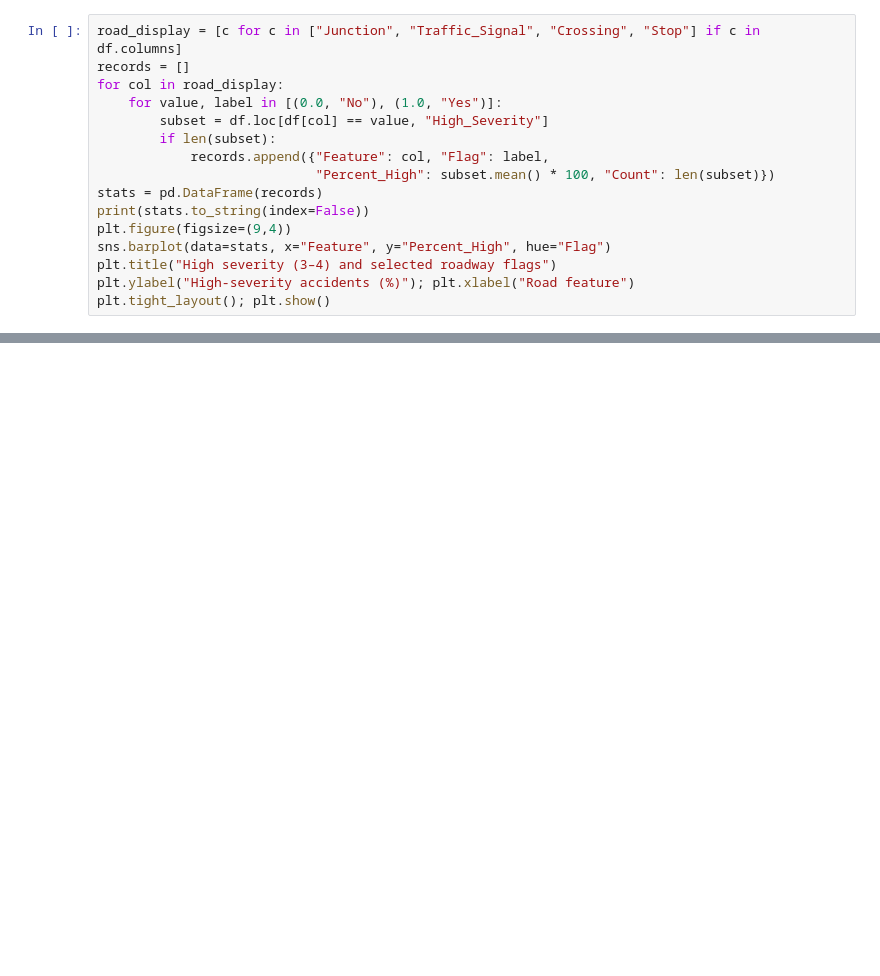
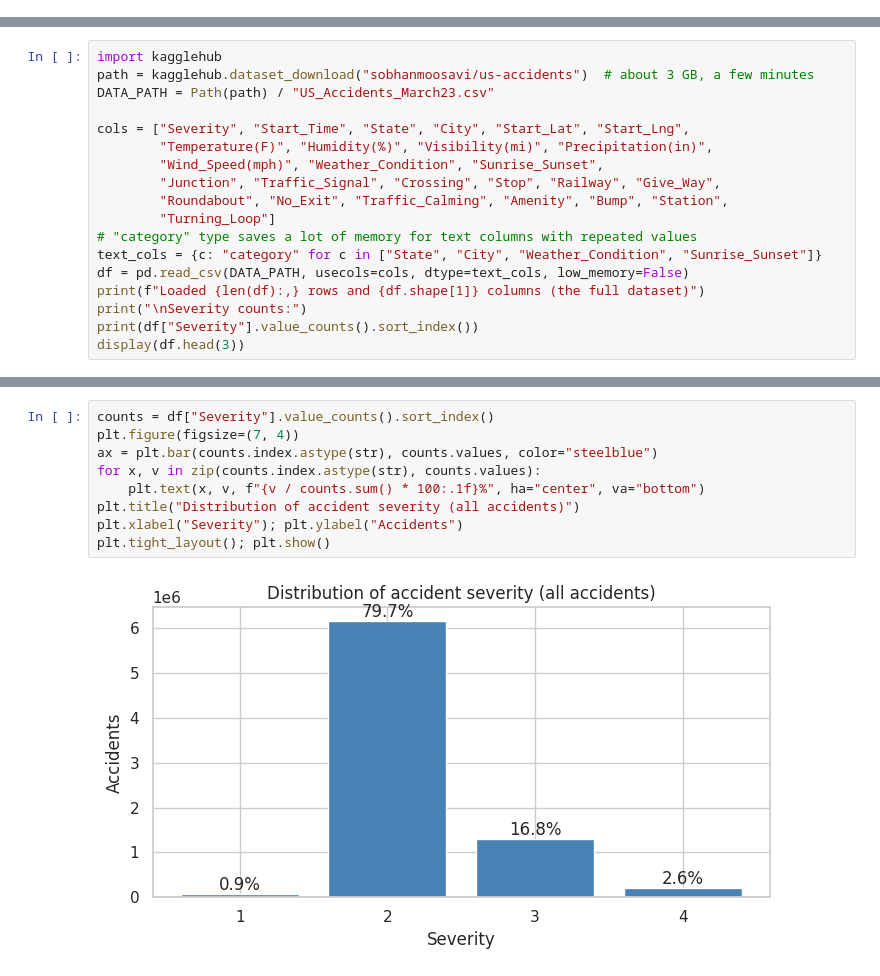
Before and after one commit to ayousef5/CS-418-Group-Project, a Jupyter notebook: progress_report.ipynb, the cells around one changed output, grey strips where cells are left out. Drawn from its saved outputs; the diff is of its cells as text; blank space fills up the shorter version.

Commit message:
rogress report with full dataset results

```diff
--- a/progress_report.ipynb
+++ b/progress_report.ipynb
@@ -288,16 +0,0 @@ plt.tight_layout(); plt.show()
-# %%
-road_display = [c for c in ["Junction", "Traffic_Signal", "Crossing", "Stop"] if c in df.columns]
-records = []
-for col in road_display:
-    for value, label in [(0.0, "No"), (1.0, "Yes")]:
-        subset = df.loc[df[col] == value, "High_Severity"]
-        if len(subset):
-            records.append({"Feature": col, "Flag": label,
-                            "Percent_High": subset.mean() * 100, "Count": len(subset)})
-stats = pd.DataFrame(records)
-print(stats.to_string(index=False))
-plt.figure(figsize=(9,4))
-sns.barplot(data=stats, x="Feature", y="Percent_High", hue="Flag")
-plt.title("High severity (3–4) and selected roadway flags")
-plt.ylabel("High-severity accidents (%)"); plt.xlabel("Road feature")
-plt.tight_layout(); plt.show()
@@ -369,0 +100,18 @@ preprocessor = ColumnTransformer([
+# %%
+import kagglehub
+path = kagglehub.dataset_download("sobhanmoosavi/us-accidents")  # about 3 GB, a few minutes
+DATA_PATH = Path(path) / "US_Accidents_March23.csv"
+
+cols = ["Severity", "Start_Time", "State", "City", "Start_Lat", "Start_Lng",
+        "Temperature(F)", "Humidity(%)", "Visibility(mi)", "Precipitation(in)",
+        "Wind_Speed(mph)", "Weather_Condition", "Sunrise_Sunset",
+        "Junction", "Traffic_Signal", "Crossing", "Stop", "Railway", "Give_Way",
+        "Roundabout", "No_Exit", "Traffic_Calming", "Amenity", "Bump", "Station",
+        "Turning_Loop"]
+# "category" type saves a lot of memory for text columns with repeated values
+text_cols = {c: "category" for c in ["State", "City", "Weather_Condition", "Sunrise_Sunset"]}
+df = pd.read_csv(DATA_PATH, usecols=cols, dtype=text_cols, low_memory=False)
+print(f"Loaded {len(df):,} rows and {df.shape[1]} columns (the full dataset)")
+print("\nSeverity counts:")
+print(df["Severity"].value_counts().sort_index())
+display(df.head(3))
@@ -369,0 +215,11 @@ preprocessor = ColumnTransformer([
+# %%
+counts = df["Severity"].value_counts().sort_index()
+plt.figure(figsize=(7, 4))
+ax = plt.bar(counts.index.astype(str), counts.values, color="steelblue")
+for x, v in zip(counts.index.astype(str), counts.values):
+    plt.text(x, v, f"{v / counts.sum() * 100:.1f}%", ha="center", va="bottom")
+plt.title("Distribution of accident severity (all accidents)")
+plt.xlabel("Severity"); plt.ylabel("Accidents")
+plt.tight_layout(); plt.show()
+# %% [output]
+[figure, added]
```
Also changed, not shown: parts of 72 cells of this notebook.
